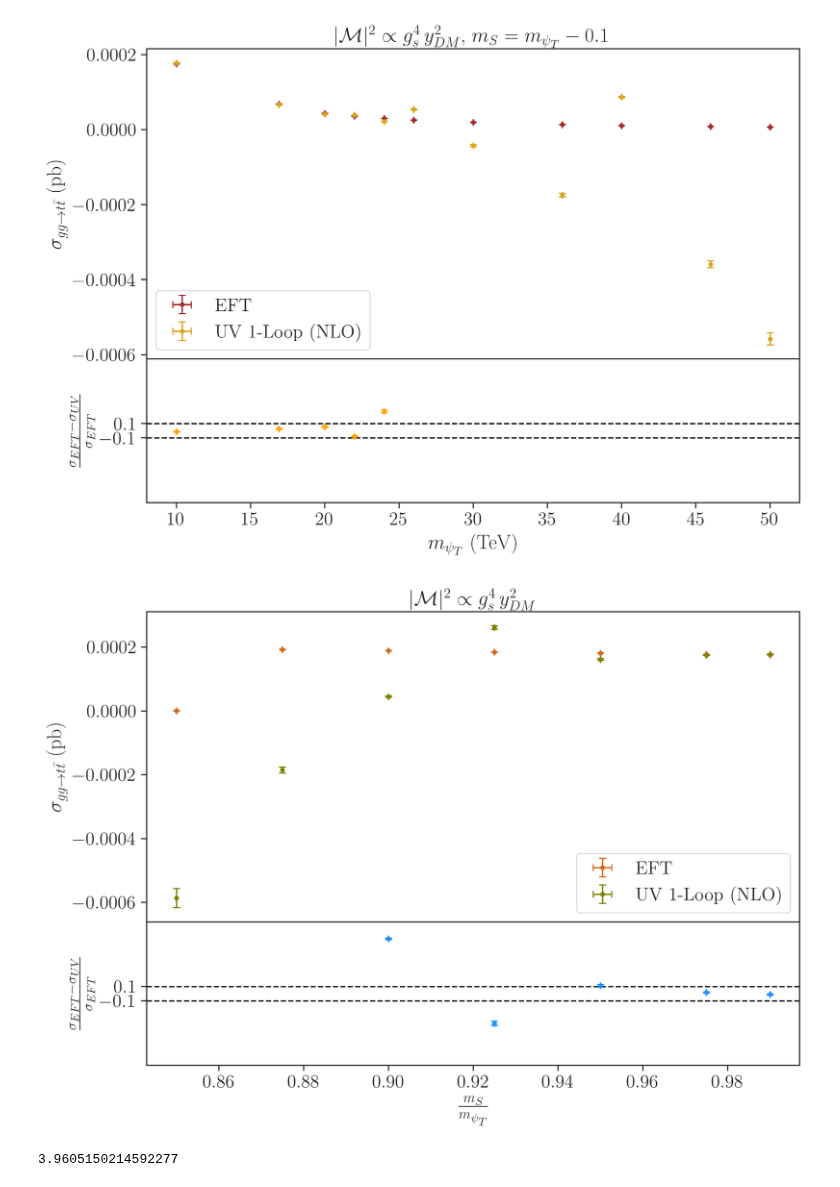
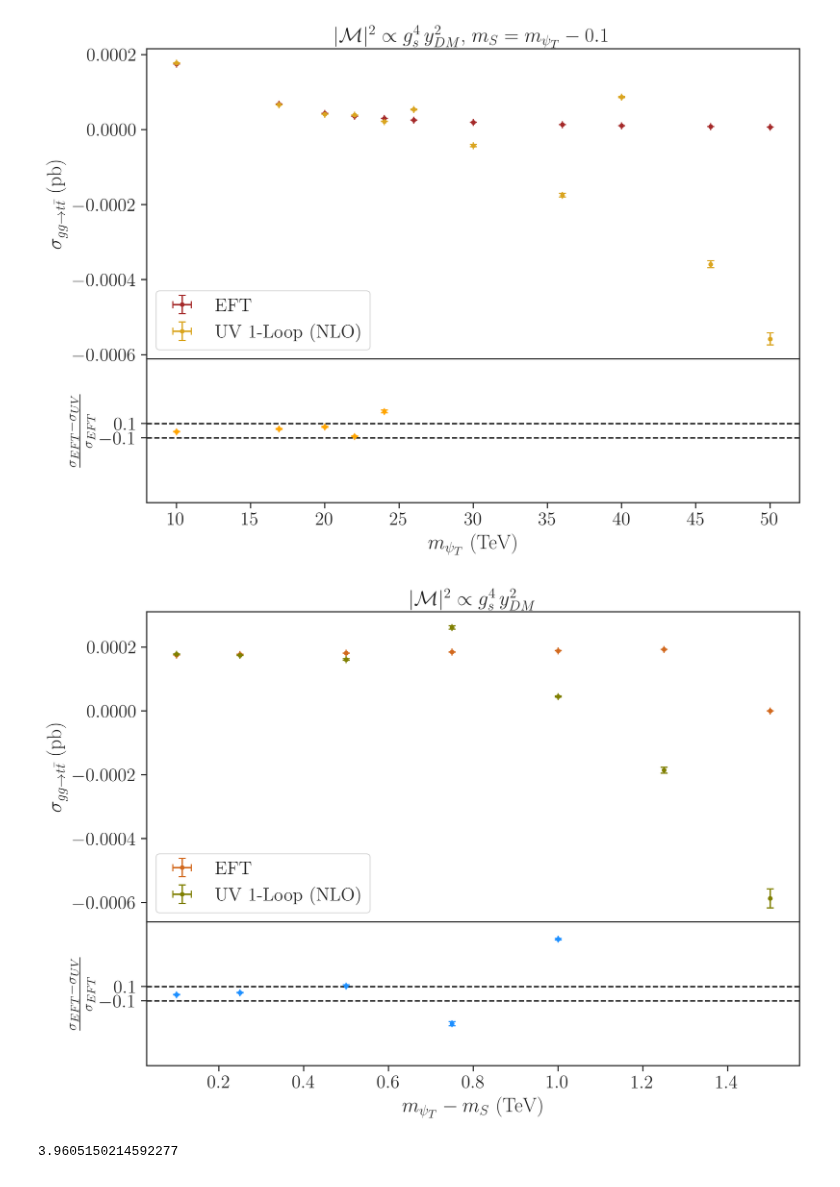
Before and after one commit to viniciusrocca/EFT_ToyModel, a Jupyter notebook: Plots/Validation.ipynb, the cells around one changed output. Cells and saved outputs as stored; diff of their text form; code cells hidden in the pictures.

```diff
--- a/Plots/Validation.ipynb
+++ b/Plots/Validation.ipynb
@@ -236,0 +241,28 @@ plt.show()
+# %%
+#data
+
+eft_g1_cs = [(4.098e+2,5.324e-1), (410.1,0.5808), (410.3,0.5274), (409.4,0.4875),
+            (409.8,0.4834)] #pb
+
+uv_g1_cs = [(4.092e+2,9.3e-1), (4.098e+2,0.4e-1), (4.098e+2,9.5e-1), (4.092e+2,9.4e-1),
+           (4.095e+2,9.4e-1)] #pb
+
+m_SDM5 = [9.9, 19.9, 29.9, 39.9, 49.9] #TeV
+
+m_psiT5 = [10.0, 20.0, 30.0, 40.0, 50.0] #TeV
+# %%
+#Getting the points
+pts_g1_eft = []
+err_g1_eft = []
+pts_g1_uv = []
+err_g1_uv = []
+for i,cs in enumerate(eft_g1_cs):
+    pts_g1_eft.append(cs[0])
+    err_g1_eft.append(cs[1])
+    pts_g1_uv.append(uv_g1_cs[i][0])
+    err_g1_uv.append(uv_g1_cs[i][1])
+
+pts_g1_eft = np.array(pts_g1_eft)
+err_g1_eft = np.array(err_g1_eft)
+pts_g1_uv = np.array(pts_g1_uv)
+err_g1_uv = np.array(err_g1_uv)
@@ -334,38 +403,39 @@ err_g1_uv = np.array(err_g1_uv)
 fig = plt.figure(figsize = [10,7], dpi = 300)
 gs = fig.add_gridspec(2,1, hspace=0, height_ratios=[8, 3.7])
 axs = gs.subplots(sharex=True)
 
 #Gráfico principal
-axs[0].errorbar(m_SDM4/m_psiT4,pts_g1_eft,err_g1_eft, 0, 'o', ms = 3.0, capsize=3,
+axs[0].errorbar(abs(m_SDM4-m_psiT4),pts_g1_eft,err_g1_eft, 0, 'o', ms = 3.0, capsize=3,
                 color = 'chocolate', label = 'EFT' )
-axs[0].errorbar(m_SDM4/m_psiT4,pts_g1_uv,err_g1_uv,0, 'o', ms = 3.0, capsize=3,
+axs[0].errorbar(abs(m_SDM4-m_psiT4),pts_g1_uv,err_g1_uv,0, 'o', ms = 3.0, capsize=3,
                 color = 'olive', label = 'UV 1-Loop (NLO)' )
 axs[0].set_ylabel(r'$\sigma_{gg\to t\bar{t}}$ (pb)')
 axs[0].legend()
 axs[0].set_title(r'$|\mathcal{M}|^2 \propto g_s^4 \, y_{DM}^2$ ')
 #axs[0].set_yscale('log')
 
 
 #Gráfico de resíduos
 diff5 = (pts_g1_eft - pts_g1_uv)/pts_g1_eft
 err5 = np.sqrt((err_g1_uv/pts_g1_eft)**2 + (pts_g1_uv/(pts_g1_eft**2)) * err_g1_eft**2)
 axs[1] = plt.subplot(gs[1])
-axs[1].errorbar(m_SDM4/m_psiT4,diff5,err5,0, 'o', ms = 3.0, capsize=3,
+axs[1].errorbar(abs(m_SDM4-m_psiT4),diff5,err5,0, 'o', ms = 3.0, capsize=3,
                 color = 'dodgerblue', label = 'EFT - UV 1-Loop' )
 axs[1].axhline(y=0.1, color='k', linestyle='--')
 axs[1].axhline(y=-0.1, color='k', linestyle='--')
 axs[1].set_ylabel(r'$\frac{\sigma_{EFT} - \sigma_{UV}}{\sigma_{EFT}}$')
 axs[1].set_yticks([-0.1,  0.1])
 axs[1].set_ylim([-1,1])
 #axs[1].set_yscale('log')
 
 
-plt.xlabel(r'$\frac{m_S}{m_{\psi_T}}$')
+#plt.xlabel(r'$\frac{m_S}{m_{\psi_T}}$') #Ratio case
+plt.xlabel(r'$m_{\psi_T} - m_S$ (TeV)') #Difference case
 
 
 plt.show()
 # %% [output]
-[figure, old version]
+[figure, new version]
 # %%
 #(4.614e-5,1.9e-7)
 print(4.614e-5/1.165e-5)
```
Also changed, not shown: parts of 4 cells of this notebook, 1 other file.
